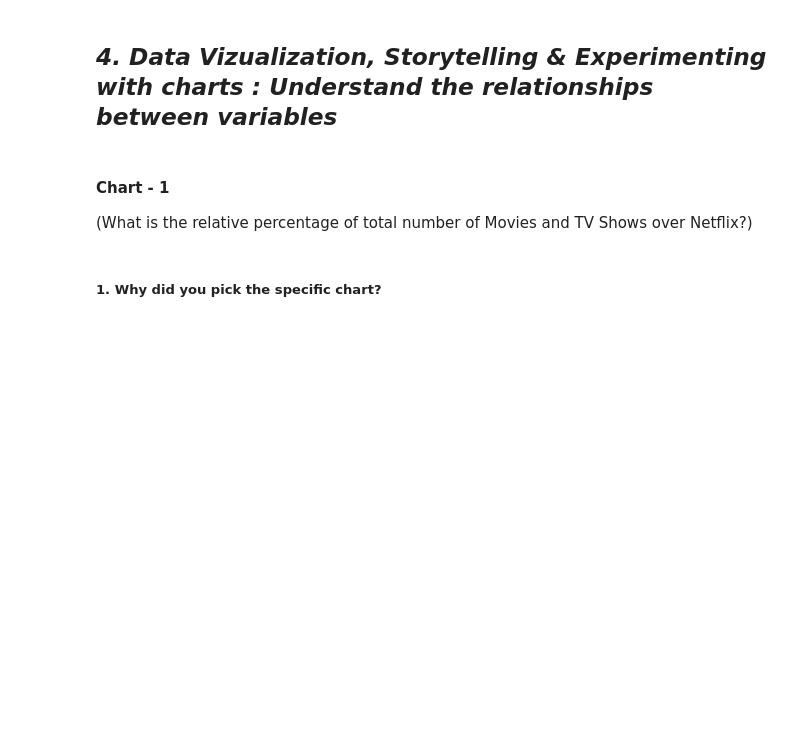
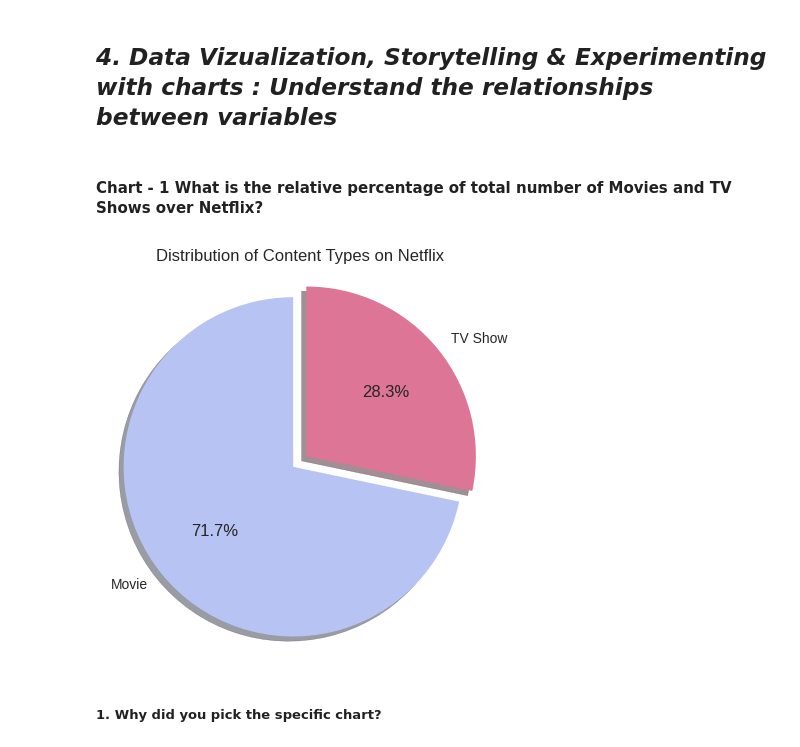
Before and after one commit to DharmendraYadav96/Netflix-Movies-and-TV-Shows-Clustering, a Jupyter notebook: Netflix_Movies_and_TV_Shows_Clustering.ipynb, the cells around one changed output. Saved outputs shown, nothing was run; the diff lists cells and outputs as text; code cells hidden in the pictures; blank space fills up the shorter version.

```diff
--- a/Netflix_Movies_and_TV_Shows_Clustering.ipynb
+++ b/Netflix_Movies_and_TV_Shows_Clustering.ipynb
@@ -307,0 +446,3 @@ df4.sample(10)
+# %%
+df1 = unnest(df, 'director', 'Directors')
+df1.head(10)
@@ -307,0 +461,3 @@ df4.sample(10)
+# %%
+df2 = unnest(df, 'cast', 'Actors')
+df2.head(10)
@@ -307,0 +476,3 @@ df4.sample(10)
+# %%
+df3  = unnest(df, 'listed_in', 'Genre')
+df3.head(10)
@@ -307,0 +491,3 @@ df4.sample(10)
+# %%
+df4 = unnest(df, 'country', 'Country')
+df4.head(10)
@@ -420,19 +718,20 @@ These steps ensure that the data is well-prepared for further analysis, with fea
 # %% [markdown]
 ## ***4. Data Vizualization, Storytelling & Experimenting with charts : Understand the relationships between variables***
 # %% [markdown]
-#### Chart - 1
-(What is the relative percentage of total number of Movies and TV Shows over Netflix?)
+#### **Chart - 1** What is the relative percentage of total number of Movies and TV Shows over Netflix?
 # %%
 # Chart - 1 visualization code
 
 # Create a DataFrame of the count of each unique value in the 'type' column
 type_counts = df['type'].value_counts()
-plt.figure(figsize=(7,7))
+plt.figure(figsize=(5,5))
 # Create a pie chart of the 'type' column
-plt.pie(type_counts, labels=type_counts.index,colors=['#B7C3F3','#DD7596'],explode=(0, 0.1),shadow=True, autopct='%1.1f%%',startangle=90)
+plt.pie(type_counts, labels=type_counts.index, colors=['#B7C3F3','#DD7596'],explode=(0, 0.1),shadow=True, autopct='%1.1f%%',startangle=90)
 plt.title('Distribution of Content Types on Netflix')
 plt.axis('equal')
 plt.show()
+# %% [output]
+[figure, added]
 # %% [markdown]
 ##### 1. Why did you pick the specific chart?
 # %% [markdown]
```
Also changed, not shown: parts of 63 cells of this notebook.
